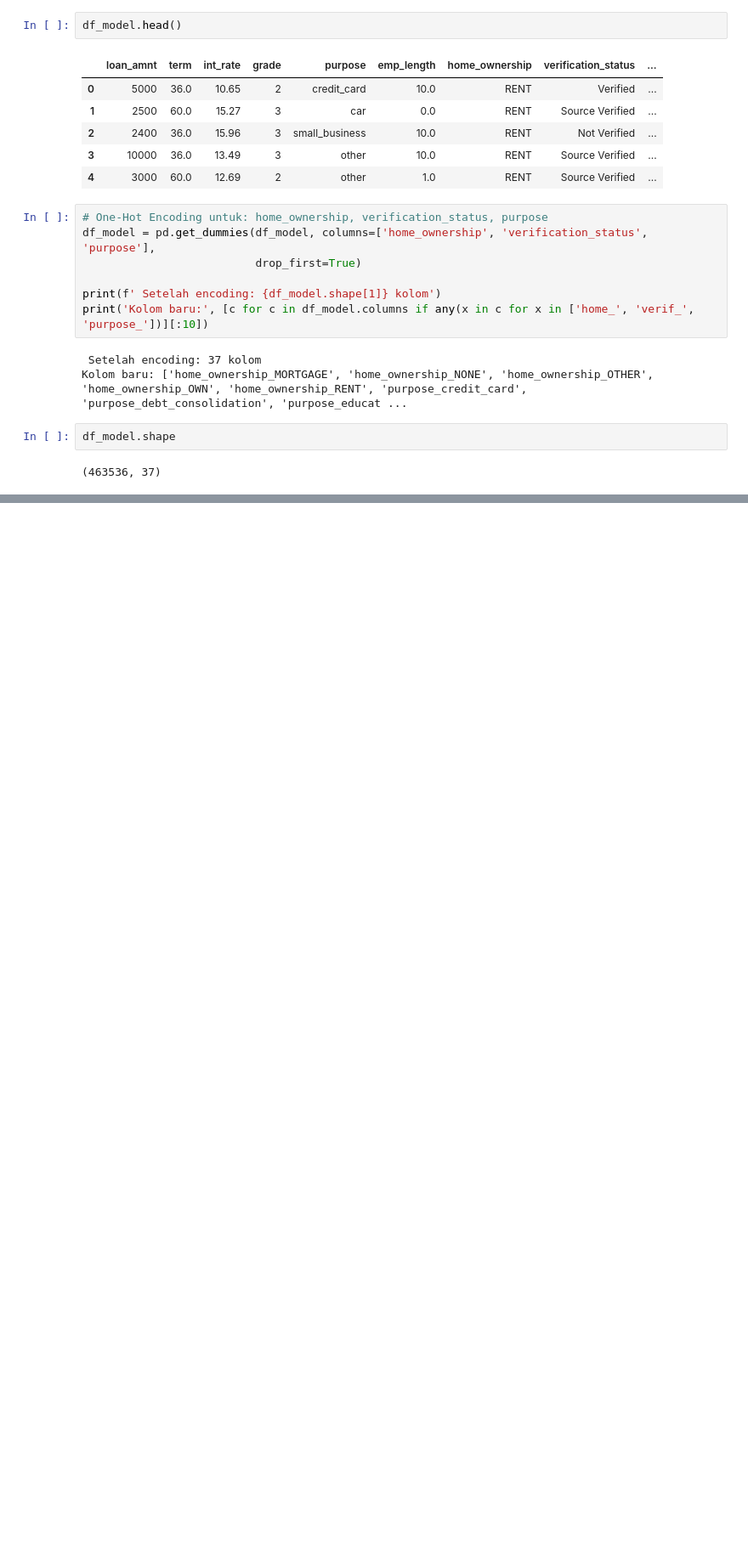
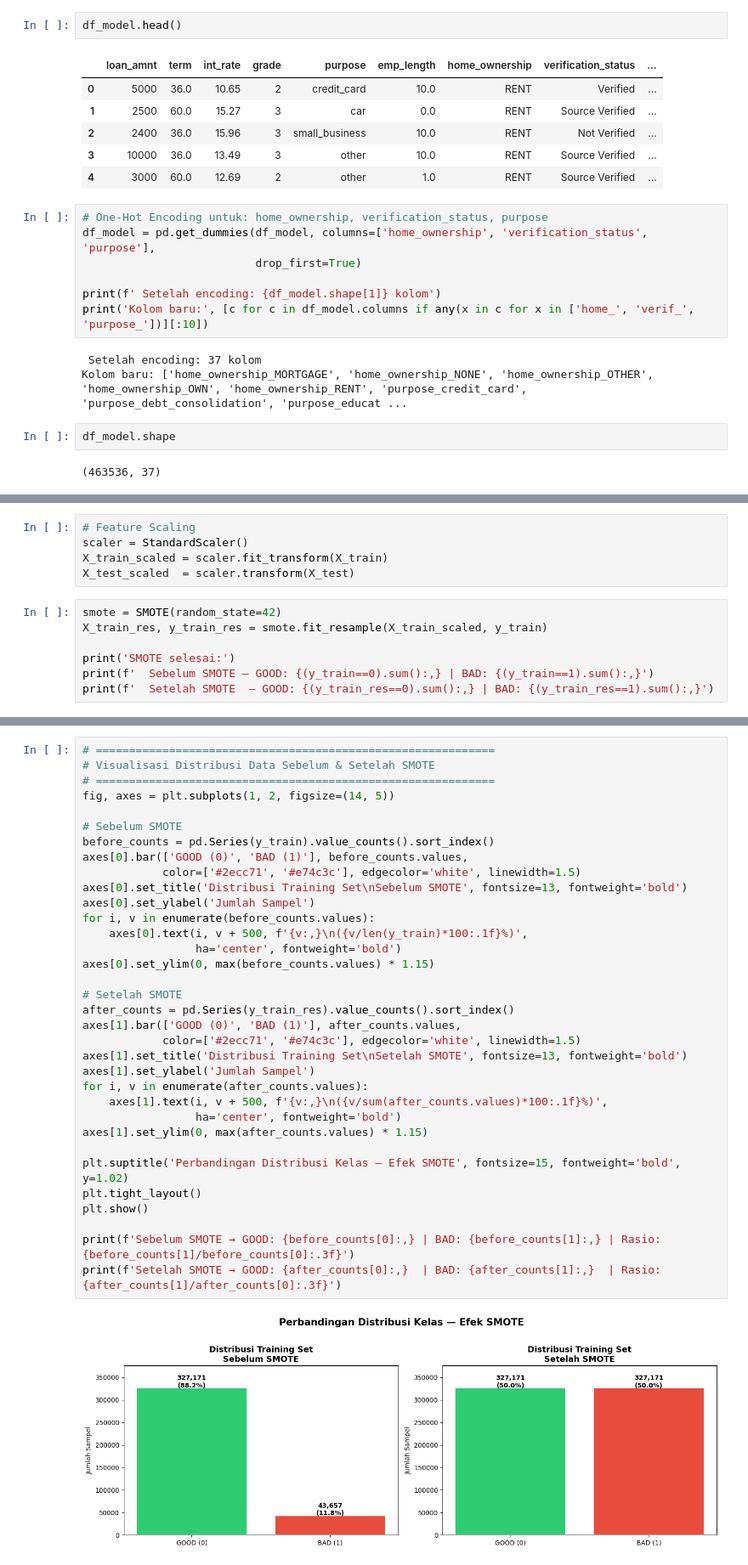
Before and after one commit to rfaoktvian/FinalProjectIDXPartners, a Jupyter notebook: main.ipynb, the cells around one changed output, grey strips where cells are left out. Shown at 85% size. Cells and saved outputs as stored; diff of their text form; blank space fills up the shorter version.

Commit message:
feat: data preparation sucessfully

```diff
--- a/main.ipynb
+++ b/main.ipynb
@@ -709,0 +752,12 @@ df_model.shape
+# %%
+# Feature Scaling
+scaler = StandardScaler()
+X_train_scaled = scaler.fit_transform(X_train)
+X_test_scaled  = scaler.transform(X_test)
+# %%
+smote = SMOTE(random_state=42)
+X_train_res, y_train_res = smote.fit_resample(X_train_scaled, y_train)
+
+print('SMOTE selesai:')
+print(f'  Sebelum SMOTE — GOOD: {(y_train==0).sum():,} | BAD: {(y_train==1).sum():,}')
+print(f'  Setelah SMOTE  — GOOD: {(y_train_res==0).sum():,} | BAD: {(y_train_res==1).sum():,}')
@@ -709,0 +768,36 @@ df_model.shape
+# %%
+# ============================================================
+# Visualisasi Distribusi Data Sebelum & Setelah SMOTE
+# ============================================================
+fig, axes = plt.subplots(1, 2, figsize=(14, 5))
+
+# Sebelum SMOTE
+before_counts = pd.Series(y_train).value_counts().sort_index()
+axes[0].bar(['GOOD (0)', 'BAD (1)'], before_counts.values,
+            color=['#2ecc71', '#e74c3c'], edgecolor='white', linewidth=1.5)
+axes[0].set_title('Distribusi Training Set\nSebelum SMOTE', fontsize=13, fontweight='bold')
+axes[0].set_ylabel('Jumlah Sampel')
+for i, v in enumerate(before_counts.values):
+    axes[0].text(i, v + 500, f'{v:,}\n({v/len(y_train)*100:.1f}%)',
+                 ha='center', fontweight='bold')
+axes[0].set_ylim(0, max(before_counts.values) * 1.15)
+
+# Setelah SMOTE
+after_counts = pd.Series(y_train_res).value_counts().sort_index()
+axes[1].bar(['GOOD (0)', 'BAD (1)'], after_counts.values,
+            color=['#2ecc71', '#e74c3c'], edgecolor='white', linewidth=1.5)
+axes[1].set_title('Distribusi Training Set\nSetelah SMOTE', fontsize=13, fontweight='bold')
+axes[1].set_ylabel('Jumlah Sampel')
+for i, v in enumerate(after_counts.values):
+    axes[1].text(i, v + 500, f'{v:,}\n({v/sum(after_counts.values)*100:.1f}%)',
+                 ha='center', fontweight='bold')
+axes[1].set_ylim(0, max(after_counts.values) * 1.15)
+
+plt.suptitle('Perbandingan Distribusi Kelas — Efek SMOTE', fontsize=15, fontweight='bold', y=1.02)
+plt.tight_layout()
+plt.show()
+
+print(f'Sebelum SMOTE → GOOD: {before_counts[0]:,} | BAD: {before_counts[1]:,} | Rasio: {before_counts[1]/before_counts[0]:.3f}')
+print(f'Setelah SMOTE → GOOD: {after_counts[0]:,}  | BAD: {after_counts[1]:,}  | Rasio: {after_counts[1]/after_counts[0]:.3f}')
+# %% [output]
+[figure, added]
```
Also changed, not shown: parts of 5 cells of this notebook.
